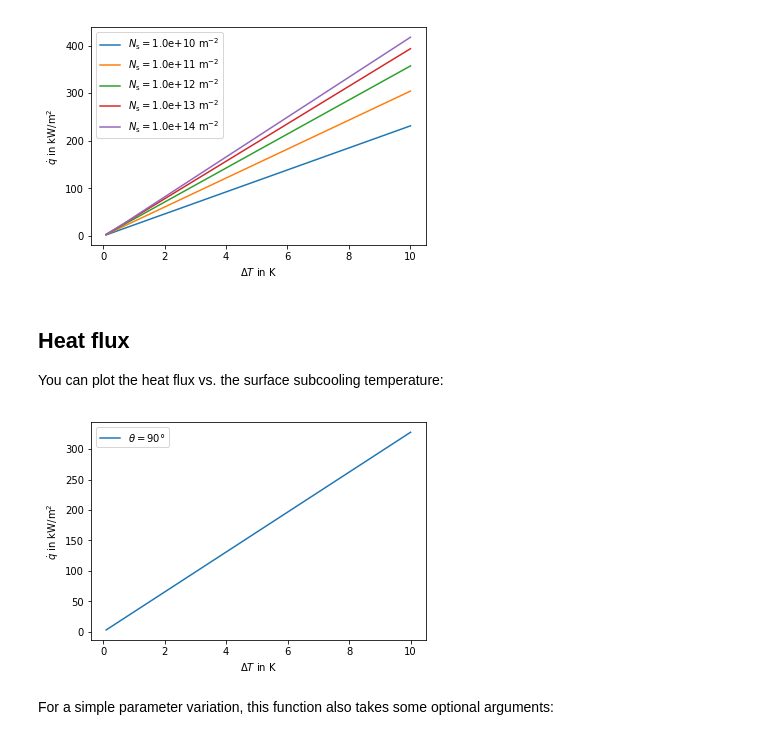
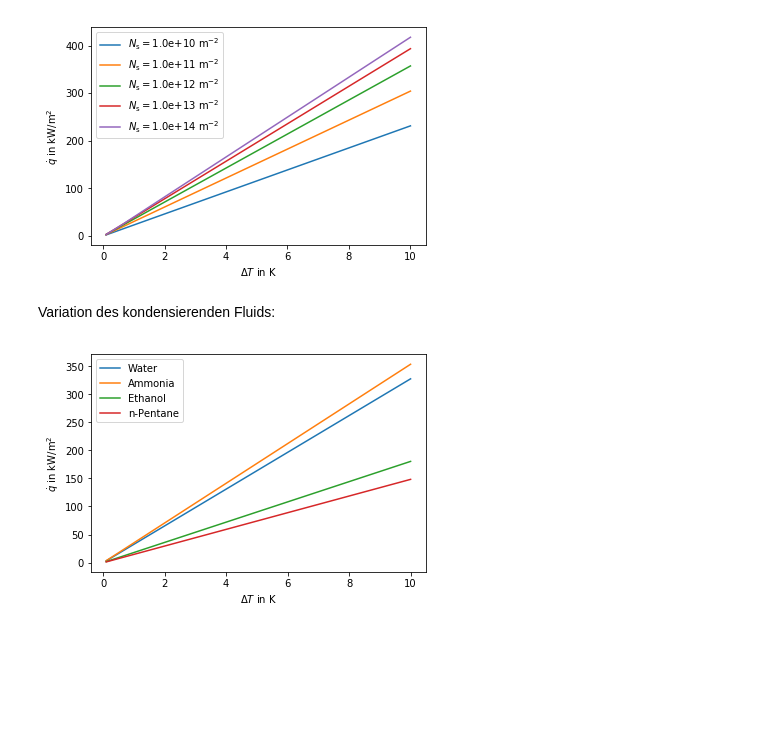
Before and after one commit to JSablowski/DWCmod, a Jupyter notebook: DWCmod.ipynb, the cells around one changed output. Cells and saved outputs as stored; diff of their text form; code cells hidden in the pictures; blank space fills up the shorter version.

Commit message:
added plot with variation of fluids

```diff
--- a/DWCmod.ipynb
+++ b/DWCmod.ipynb
@@ -35,12 +35,9 @@ fig = DWC.plot_q_deltaTsub(inputParameters, N_s=[10, 100, 1000, 10000, 100000])
 fig.savefig("keimstellendichte.jpg", dpi=400)
 # %% [output]
 [figure]
-# %% [markdown]
-## Heat flux
-You can plot the heat flux vs. the surface subcooling temperature:
+# %% [markdown]
+Variation des kondensierenden Fluids:
 # %%
-fig = DWC.plot_q_deltaTsub(inputParameters)
+fig = DWC.plot_q_deltaTsub(inputParameters, medium=["Water", "Ammonia", "Ethanol", "n-Pentane"])
 # %% [output]
-[figure, old version]
+[figure, new version]
-# %% [markdown]
-For a simple parameter variation, this function also takes some optional arguments:
```
Also changed, not shown: 1 other file.
